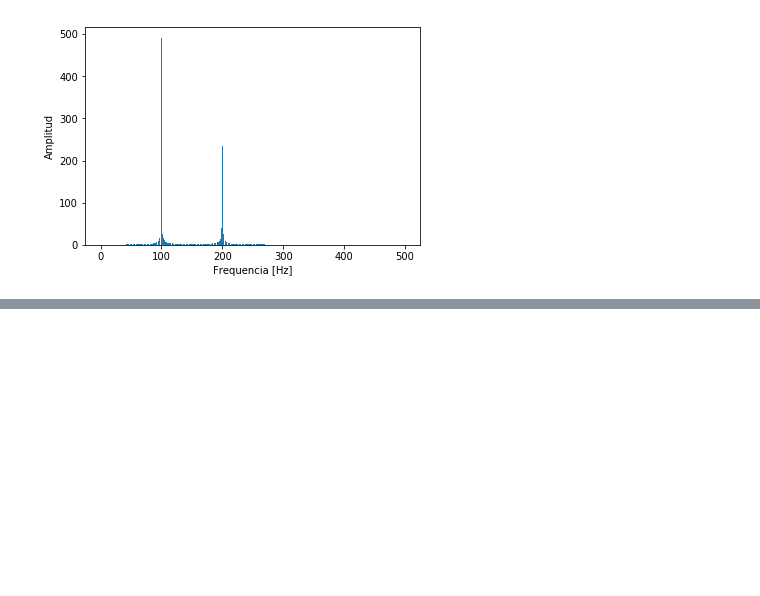
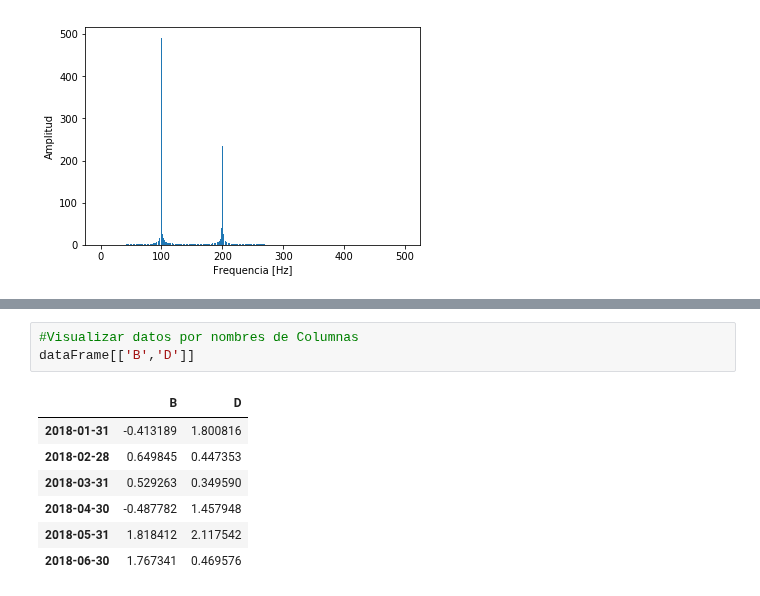
Before and after one commit to richiprieto/CursoPython_v1, a Jupyter notebook: CursoPython.ipynb, the cells around one changed output, grey strips where cells are left out. Drawn from its saved outputs; the diff is of its cells as text; blank space fills up the shorter version.

```diff
--- a/CursoPython.ipynb
+++ b/CursoPython.ipynb
@@ -388,0 +446,11 @@ plt.show()
+# %%
+#Visualizar datos por nombres de Columnas
+dataFrame[['B','D']]
+# %% [output]
+|  | B | D |
+| 2018-01-31 | -0.413189 | 1.800816 |
+| 2018-02-28 | 0.649845 | 0.447353 |
+| 2018-03-31 | 0.529263 | 0.349590 |
+| 2018-04-30 | -0.487782 | 1.457948 |
+| 2018-05-31 | 1.818412 | 2.117542 |
+| 2018-06-30 | 1.767341 | 0.469576 |
```
Also changed, not shown: parts of 11 cells of this notebook.
